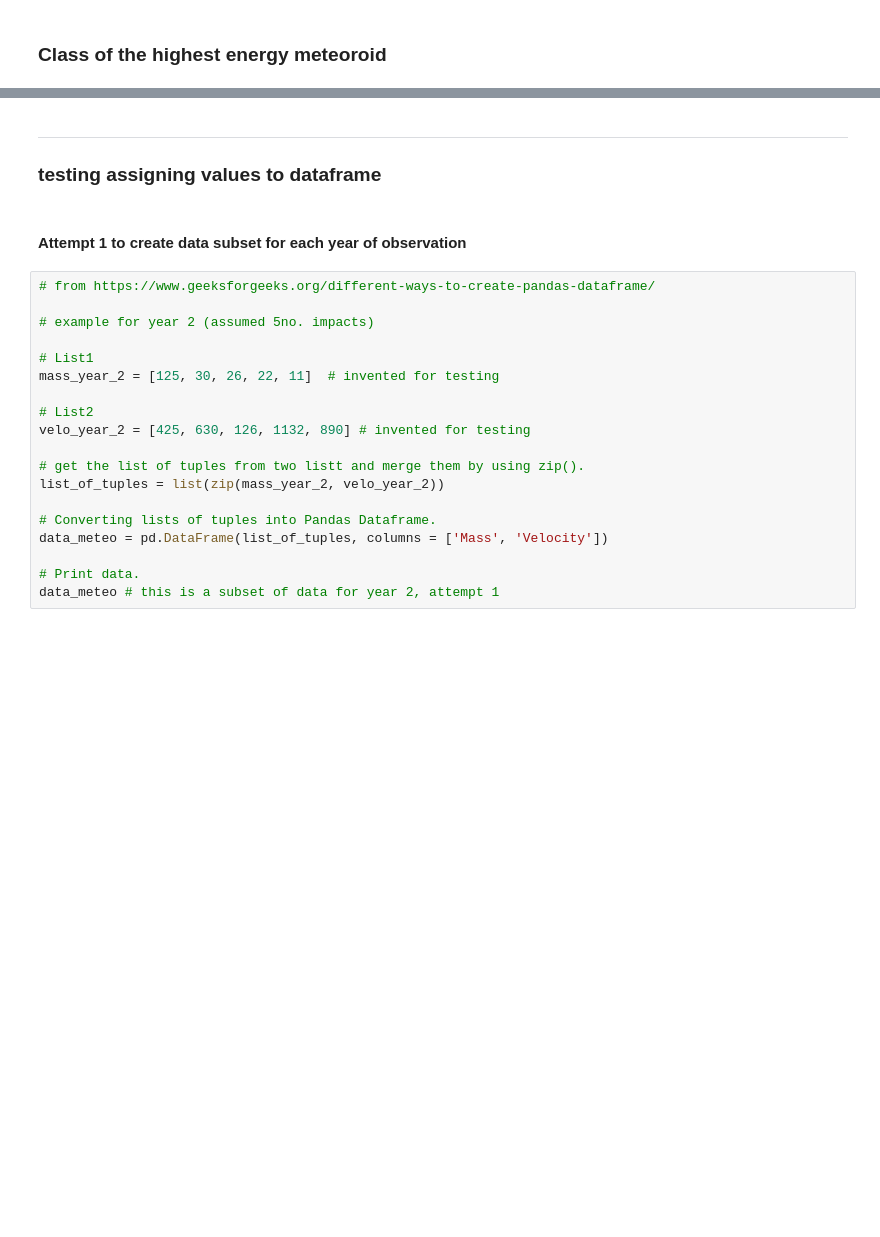
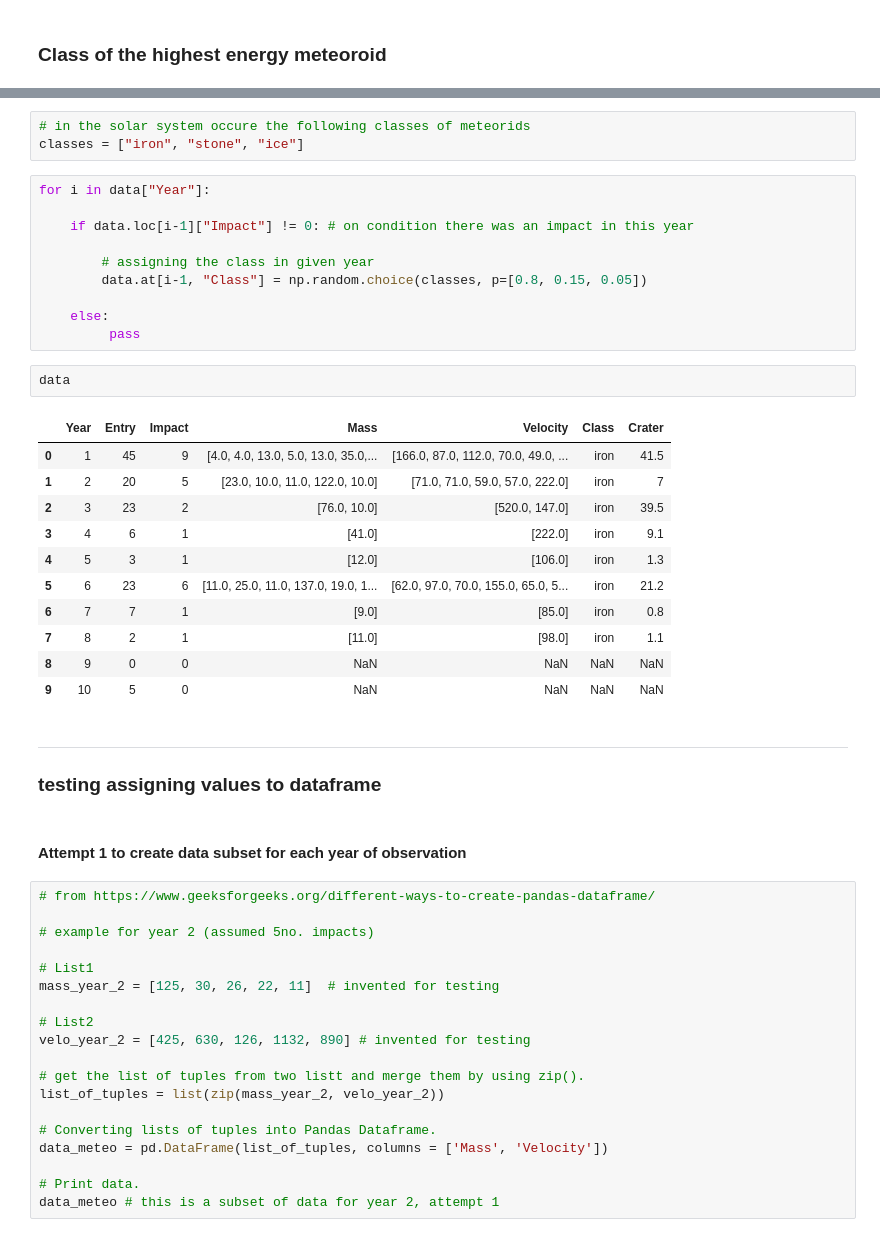
Before and after one commit to andkoc001/data_synthesis, a Jupyter notebook: data_synth_1.ipynb, the cells around one changed output, grey strips where cells are left out. Drawn from its saved outputs; the diff is of its cells as text; blank space fills up the shorter version.

Commit message:
Meteoride class attribute added

```diff
--- a/data_synth_1.ipynb
+++ b/data_synth_1.ipynb
@@ -438,3 +408,30 @@ data
+# %%
+# in the solar system occure the following classes of meteorids
+classes = ["iron", "stone", "ice"]
+# %%
+for i in data["Year"]:
+
+    if data.loc[i-1]["Impact"] != 0: # on condition there was an impact in this year
+
+        # assigning the class in given year
+        data.at[i-1, "Class"] = np.random.choice(classes, p=[0.8, 0.15, 0.05])
+
+    else:
+         pass
+# %%
+data
+# %% [output]
+|  | Year | Entry | Impact | Mass | Velocity | Class | Crater |
+| 0 | 1 | 45 | 9 | [4.0, 4.0, 13.0, 5.0, 13.0, 35.0,... | [166.0, 87.0, 112.0, 70.0, 49.0, ... | iron | 41.5 |
+| 1 | 2 | 20 | 5 | [23.0, 10.0, 11.0, 122.0, 10.0] | [71.0, 71.0, 59.0, 57.0, 222.0] | iron | 7 |
+| 2 | 3 | 23 | 2 | [76.0, 10.0] | [520.0, 147.0] | iron | 39.5 |
+| 3 | 4 | 6 | 1 | [41.0] | [222.0] | iron | 9.1 |
+| 4 | 5 | 3 | 1 | [12.0] | [106.0] | iron | 1.3 |
+| 5 | 6 | 23 | 6 | [11.0, 25.0, 11.0, 137.0, 19.0, 1... | [62.0, 97.0, 70.0, 155.0, 65.0, 5... | iron | 21.2 |
+| 6 | 7 | 7 | 1 | [9.0] | [85.0] | iron | 0.8 |
+| 7 | 8 | 2 | 1 | [11.0] | [98.0] | iron | 1.1 |
+| 8 | 9 | 0 | 0 | NaN | NaN | NaN | NaN |
+| 9 | 10 | 5 | 0 | NaN | NaN | NaN | NaN |
 # %% [markdown]
 ___
 ### testing assigning values to dataframe
```
Also changed, not shown: parts of 12 cells of this notebook.
